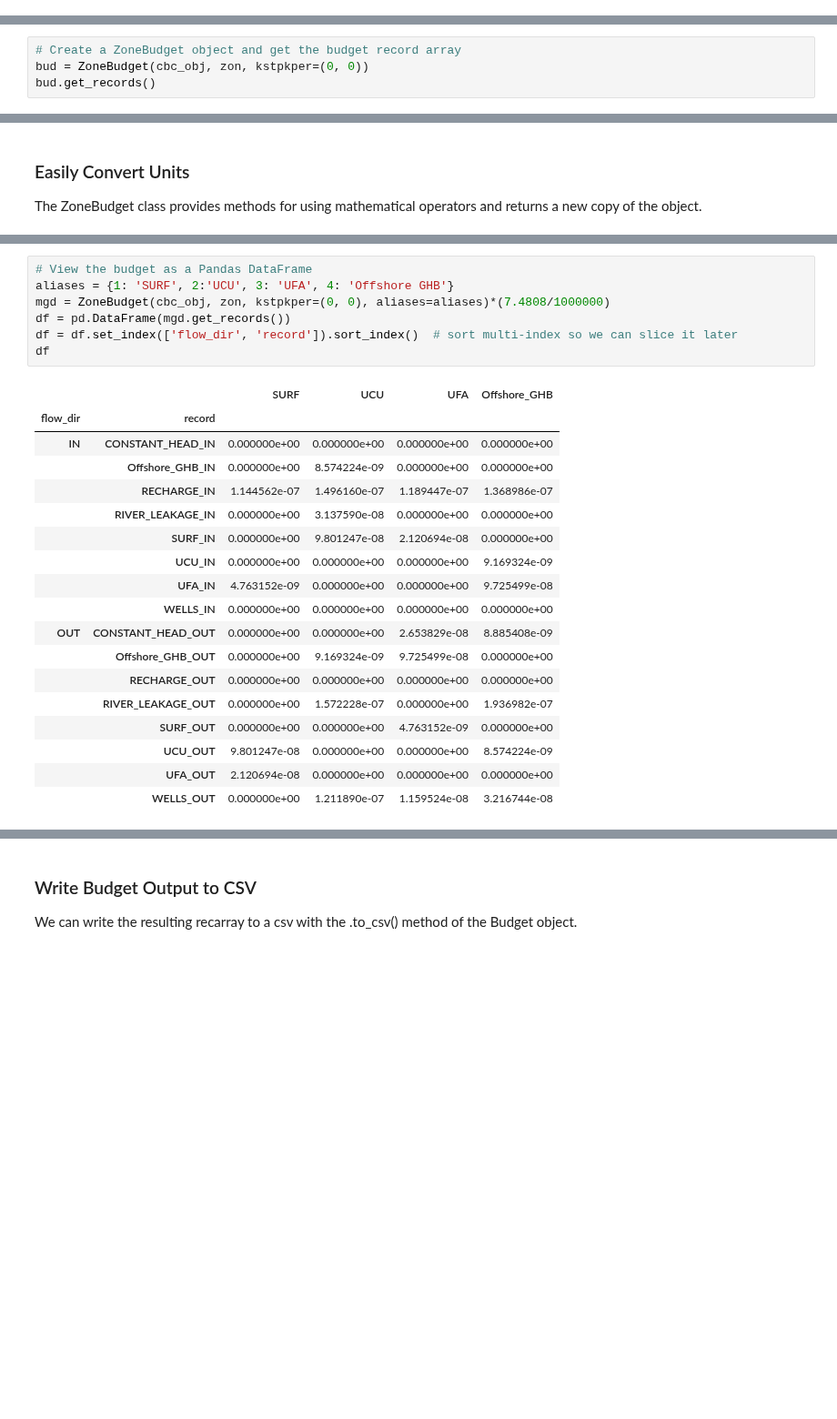
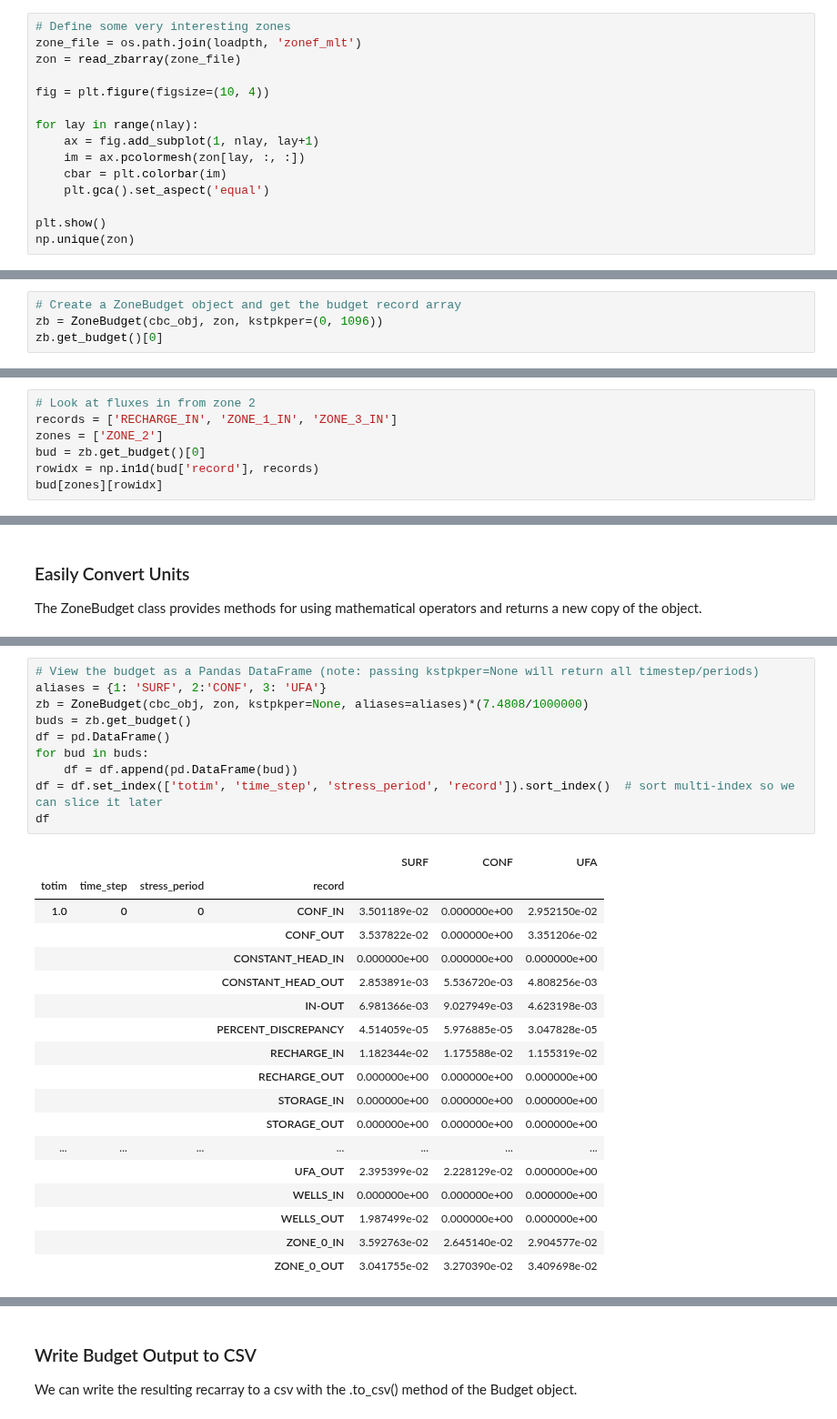
Before and after one commit to modflowpy/flopy, a Jupyter notebook: examples/Notebooks/flopy3_ZoneBudget_example.ipynb, the cells around one changed output, grey strips where cells are left out. Shown at 91% size. Saved outputs shown, nothing was run; the diff lists cells and outputs as text; blank space fills up the shorter version.

```diff
--- a/examples/Notebooks/flopy3_ZoneBudget_example.ipynb
+++ b/examples/Notebooks/flopy3_ZoneBudget_example.ipynb
@@ -44,0 +28,15 @@ array([1, 2, 3, 4])
+# %%
+# Define some very interesting zones
+zone_file = os.path.join(loadpth, 'zonef_mlt')
+zon = read_zbarray(zone_file)
+
+fig = plt.figure(figsize=(10, 4))
+
+for lay in range(nlay):
+    ax = fig.add_subplot(1, nlay, lay+1)
+    im = ax.pcolormesh(zon[lay, :, :])
+    cbar = plt.colorbar(im)
+    plt.gca().set_aspect('equal')
+
+plt.show()
+np.unique(zon)
@@ -49,5 +50,5 @@ At the core of the ZoneBudget object is a numpy structured array (aka recarray).
 # %%
 # Create a ZoneBudget object and get the budget record array
-bud = ZoneBudget(cbc_obj, zon, kstpkper=(0, 0))
-bud.get_records()
+zb = ZoneBudget(cbc_obj, zon, kstpkper=(0, 1096))
+zb.get_budget()[0]
 # %% [output]
@@ -78,0 +83,7 @@ array([('IN', 'RECHARGE_IN', 0.015300000726711005, 0.015900000755209476)],
+# %%
+# Look at fluxes in from zone 2
+records = ['RECHARGE_IN', 'ZONE_1_IN', 'ZONE_3_IN']
+zones = ['ZONE_2']
+bud = zb.get_budget()[0]
+rowidx = np.in1d(bud['record'], records)
+bud[zones][rowidx]
@@ -145,26 +143,29 @@ array([('IN', 'CONSTANT_HEAD_IN', 0.0, 0.0, 0.0, 0.0),
 # %%
-# View the budget as a Pandas DataFrame
-aliases = {1: 'SURF', 2:'UCU', 3: 'UFA', 4: 'Offshore GHB'}
-mgd = ZoneBudget(cbc_obj, zon, kstpkper=(0, 0), aliases=aliases)*(7.4808/1000000)
-df = pd.DataFrame(mgd.get_records())
-df = df.set_index(['flow_dir', 'record']).sort_index()  # sort multi-index so we can slice it later
+# View the budget as a Pandas DataFrame (note: passing kstpkper=None will return all timestep/periods)
+aliases = {1: 'SURF', 2:'CONF', 3: 'UFA'}
+zb = ZoneBudget(cbc_obj, zon, kstpkper=None, aliases=aliases)*(7.4808/1000000)
+buds = zb.get_budget()
+df = pd.DataFrame()
+for bud in buds:
+    df = df.append(pd.DataFrame(bud))
+df = df.set_index(['totim', 'time_step', 'stress_period', 'record']).sort_index()  # sort multi-index so we can slice it later
 df
 # %% [output]
-|  |  | SURF | UCU | UFA | Offshore_GHB |
-| flow_dir | record |  |  |  |  |
-| IN | CONSTANT_HEAD_IN | 0.000000e+00 | 0.000000e+00 | 0.000000e+00 | 0.000000e+00 |
-|  | Offshore_GHB_IN | 0.000000e+00 | 8.574224e-09 | 0.000000e+00 | 0.000000e+00 |
-|  | RECHARGE_IN | 1.144562e-07 | 1.496160e-07 | 1.189447e-07 | 1.368986e-07 |
-|  | RIVER_LEAKAGE_IN | 0.000000e+00 | 3.137590e-08 | 0.000000e+00 | 0.000000e+00 |
-|  | SURF_IN | 0.000000e+00 | 9.801247e-08 | 2.120694e-08 | 0.000000e+00 |
-|  | UCU_IN | 0.000000e+00 | 0.000000e+00 | 0.000000e+00 | 9.169324e-09 |
-|  | UFA_IN | 4.763152e-09 | 0.000000e+00 | 0.000000e+00 | 9.725499e-08 |
-|  | WELLS_IN | 0.000000e+00 | 0.000000e+00 | 0.000000e+00 | 0.000000e+00 |
-| OUT | CONSTANT_HEAD_OUT | 0.000000e+00 | 0.000000e+00 | 2.653829e-08 | 8.885408e-09 |
-|  | Offshore_GHB_OUT | 0.000000e+00 | 9.169324e-09 | 9.725499e-08 | 0.000000e+00 |
-|  | RECHARGE_OUT | 0.000000e+00 | 0.000000e+00 | 0.000000e+00 | 0.000000e+00 |
-|  | RIVER_LEAKAGE_OUT | 0.000000e+00 | 1.572228e-07 | 0.000000e+00 | 1.936982e-07 |
-|  | SURF_OUT | 0.000000e+00 | 0.000000e+00 | 4.763152e-09 | 0.000000e+00 |
-|  | UCU_OUT | 9.801247e-08 | 0.000000e+00 | 0.000000e+00 | 8.574224e-09 |
-|  | UFA_OUT | 2.120694e-08 | 0.000000e+00 | 0.000000e+00 | 0.000000e+00 |
-|  | WELLS_OUT | 0.000000e+00 | 1.211890e-07 | 1.159524e-08 | 3.216744e-08 |
+|  |  |  |  | SURF | CONF | UFA |
+| totim | time_step | stress_period | record |  |  |  |
+| 1.0 | 0 | 0 | CONF_IN | 3.501189e-02 | 0.000000e+00 | 2.952150e-02 |
+|  |  |  | CONF_OUT | 3.537822e-02 | 0.000000e+00 | 3.351206e-02 |
+|  |  |  | CONSTANT_HEAD_IN | 0.000000e+00 | 0.000000e+00 | 0.000000e+00 |
+|  |  |  | CONSTANT_HEAD_OUT | 2.853891e-03 | 5.536720e-03 | 4.808256e-03 |
+|  |  |  | IN-OUT | 6.981366e-03 | 9.027949e-03 | 4.623198e-03 |
+|  |  |  | PERCENT_DISCREPANCY | 4.514059e-05 | 5.976885e-05 | 3.047828e-05 |
+|  |  |  | RECHARGE_IN | 1.182344e-02 | 1.175588e-02 | 1.155319e-02 |
+|  |  |  | RECHARGE_OUT | 0.000000e+00 | 0.000000e+00 | 0.000000e+00 |
+|  |  |  | STORAGE_IN | 0.000000e+00 | 0.000000e+00 | 0.000000e+00 |
+|  |  |  | STORAGE_OUT | 0.000000e+00 | 0.000000e+00 | 0.000000e+00 |
+| ... | ... | ... | ... | ... | ... | ... |
+|  |  |  | UFA_OUT | 2.395399e-02 | 2.228129e-02 | 0.000000e+00 |
+|  |  |  | WELLS_IN | 0.000000e+00 | 0.000000e+00 | 0.000000e+00 |
+|  |  |  | WELLS_OUT | 1.987499e-02 | 0.000000e+00 | 0.000000e+00 |
+|  |  |  | ZONE_0_IN | 3.592763e-02 | 2.645140e-02 | 2.904577e-02 |
+|  |  |  | ZONE_0_OUT | 3.041755e-02 | 3.270390e-02 | 3.409698e-02 |
```
Also changed, not shown: parts of 25 cells of this notebook, 11 other files.
